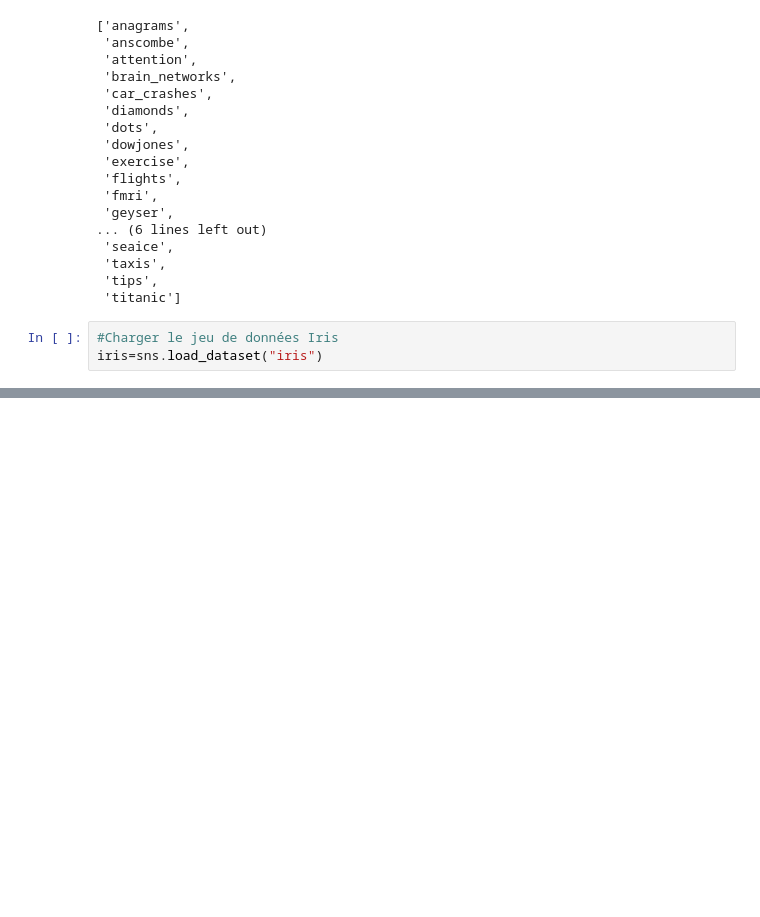
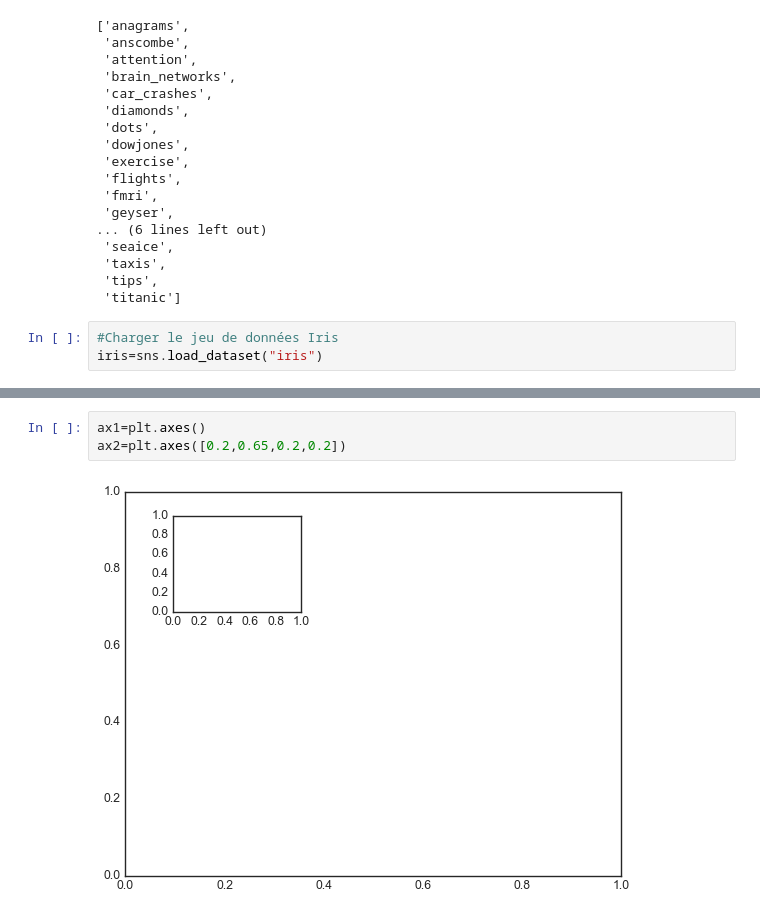
Before and after one commit to ChaouechOlfa/PythonPourDataScience, a Jupyter notebook: CHAPVisualisationDesDonnées.ipynb, the cells around one changed output, grey strips where cells are left out. Saved outputs shown, nothing was run; the diff lists cells and outputs as text; blank space fills up the shorter version.

```diff
--- a/CHAPVisualisationDesDonnées.ipynb
+++ b/CHAPVisualisationDesDonnées.ipynb
@@ -205,0 +217,5 @@ show(p)
+# %%
+ax1=plt.axes()
+ax2=plt.axes([0.2,0.65,0.2,0.2])
+# %% [output]
+[figure, added]
```
Also changed, not shown: parts of 30 cells of this notebook, 1 other file.
